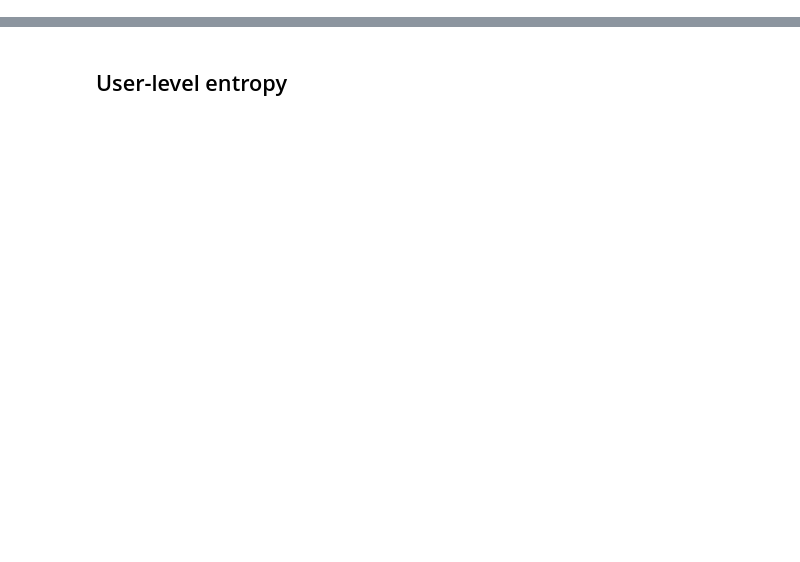
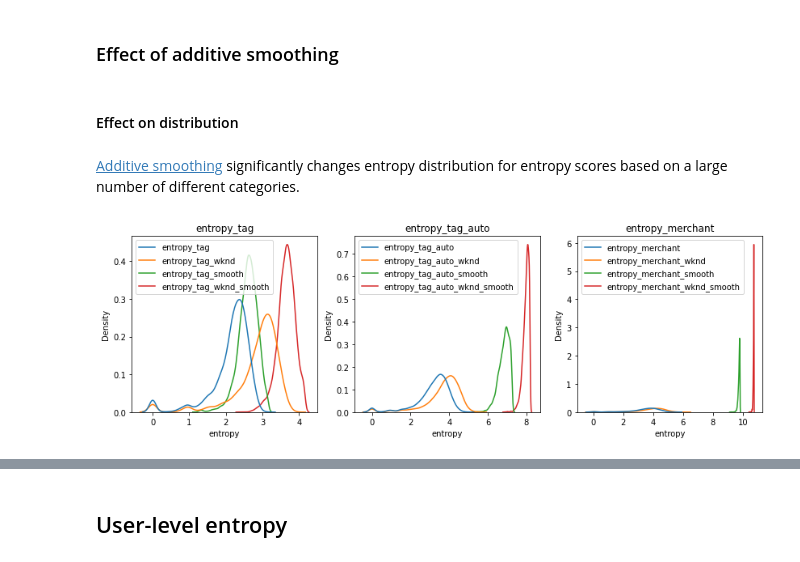
Before and after one commit to fabiangunzinger/entropy, a Jupyter notebook: notebooks/entropy_calculation.ipynb, the cells around one changed output, grey strips where cells are left out. Drawn from its saved outputs; the diff is of its cells as text; code cells hidden in the pictures; blank space fills up the shorter version.

```diff
--- a/notebooks/entropy_calculation.ipynb
+++ b/notebooks/entropy_calculation.ipynb
@@ -154,0 +166,17 @@ We probably don't want to smooth, but how to deal with near zero cases? Impose u
+# %% [markdown]
+### Effect of additive smoothing
+# %% [markdown]
+#### Effect on distribution
+# %% [markdown]
+[Additive smoothing](https://en.wikipedia.org/wiki/Additive_smoothing) significantly changes entropy distribution for entropy scores based on a large number of different categories.
+# %%
+fig, ax = plt.subplots(1, 3, figsize=(14, 4))
+
+for fig_idx, col_idx in enumerate(list(range(0, 12, 4))):
+    sns.kdeplot(data=dfe.iloc[:, col_idx : col_idx + 4], label="cat", ax=ax[fig_idx])
+    ax[fig_idx].set(
+        title=dfe.columns[col_idx],
+        xlabel="entropy",
+    )
+# %% [output]
+[figure, added]
```
Also changed, not shown: parts of 41 cells of this notebook, 2 other files.
